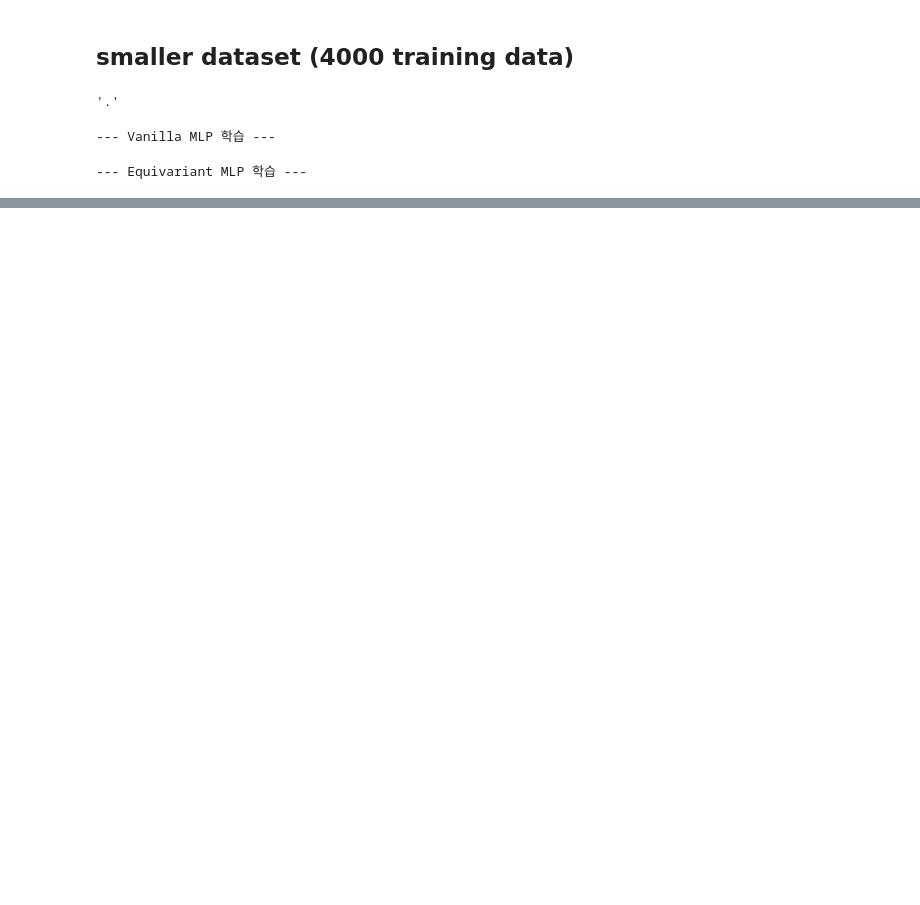
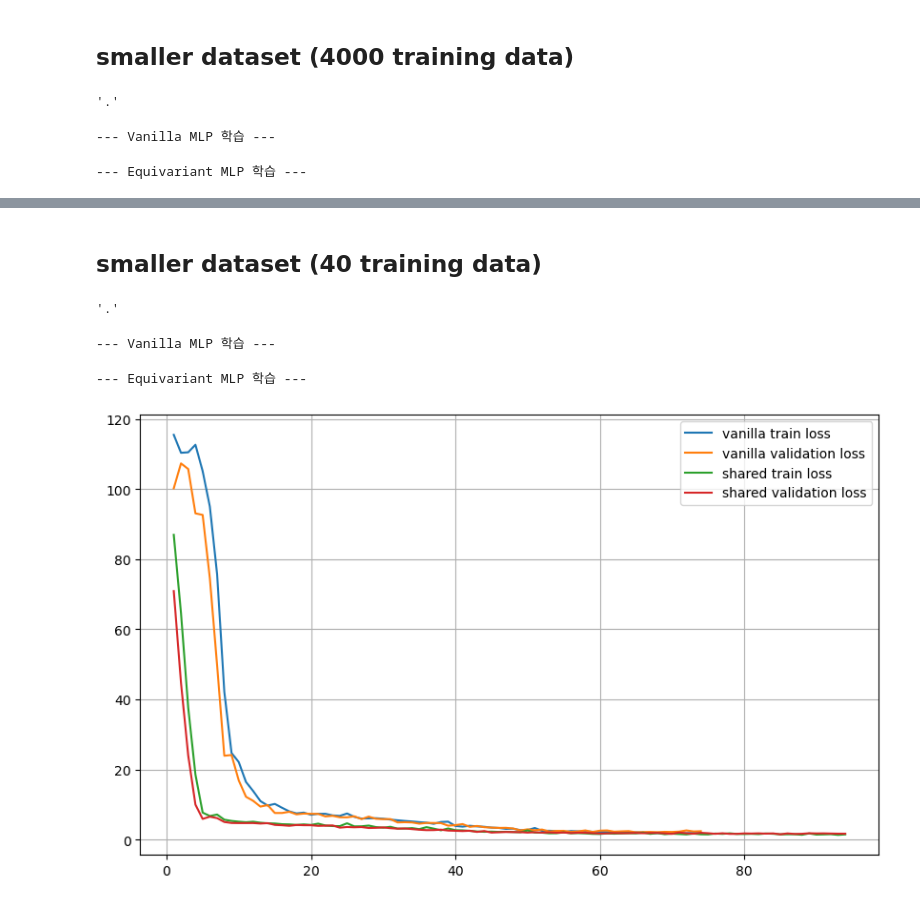
Before and after one commit to sinikar0397/Optimizing-Hypothesis-Space-via-Group-Representation-Intertwiner, a Jupyter notebook: SymmetricModel_DeepSets.ipynb, the cells around one changed output, grey strips where cells are left out. Cells and saved outputs as stored; diff of their text form; code cells hidden in the pictures; blank space fills up the shorter version.

```diff
--- a/SymmetricModel_DeepSets.ipynb
+++ b/SymmetricModel_DeepSets.ipynb
@@ -369,0 +462,69 @@ with open('./logs/vanilla_log_4000.pkl', 'wb') as f:
+# %% [markdown]
+## smaller dataset (40 training data)
+# %%
+X_train_40, Y_train_40 = generate_invariant_data(500, device = device)
+X_train_40, X_valid_40, Y_train_40, Y_valid_40 = train_test_split(X_train_40, Y_train_40, test_size = 0.2, random_state = 42)
+
+# X_train_40 = torch.load('./data/X_train_40.pt')
+# X_valid_40 = torch.load('./data/X_valid_40.pt')
+# Y_train_40 = torch.load('./data/Y_train_40.pt')
+# Y_valid_40 = torch.load('./data/Y_valid_40.pt')
+
+torch.save(X_train_40, './data/X_train_40.pt')
+torch.save(X_valid_40, './data/X_valid_40.pt')
+torch.save(Y_train_40, './data/Y_train_40.pt')
+torch.save(Y_valid_40, './data/Y_valid_40.pt')
+# %%
+vanilla_model_40 = nn.Sequential(
+    nn.Linear(5, 40),
+    nn.LeakyReLU(0.01),
+    nn.Linear(40, 80),
+    nn.LeakyReLU(0.01),
+    nn.Linear(80, 40),
+    nn.LeakyReLU(0.01),
+    nn.Linear(40, 20),
+    nn.LeakyReLU(0.01),
+    nn.Linear(20, 10),
+    nn.LeakyReLU(0.01),
+    nn.Linear(10, 1)
+)
+
+shared_model_40 = nn.Sequential(
+    SharedLinear(in_dim = 1, out_dim = 8),
+    nn.LeakyReLU(0.01),
+    SharedLinear(in_dim = 8, out_dim = 16),
+    nn.LeakyReLU(0.01),
+    SharedLinear(in_dim = 16, out_dim = 8),
+    nn.LeakyReLU(0.01),
+    SharedLinear(in_dim = 8, out_dim = 4),
+    nn.LeakyReLU(0.01),
+    SharedLinear(in_dim = 4, out_dim = 2),
+    nn.LeakyReLU(0.01),
+    SharedLinear(2, 1, is_last = True)
+)
+
+vanilla_model_40.to(device)
+shared_model_40.to(device)
+
+'.'
+# %% [output]
+'.'
+# %%
+
+print("--- Vanilla MLP 학습 ---")
+vanilla_log_40 = train(vanilla_model_40, X_train_40, Y_train_40,
+                    epochs = 250, batch_size = 64, early_stop = True,
+                    X_valid = X_valid_40, Y_valid = Y_valid_40, patience = 10)
+
+print("\n--- Equivariant MLP 학습 ---")
+shared_log_40  = train(shared_model_40,  X_train_40, Y_train_40,
+                    epochs = 250, batch_size = 64, early_stop = True,
+                    X_valid = X_valid_40, Y_valid = Y_valid_40, patience = 10)
+# %% [output]
+--- Vanilla MLP 학습 ---
+--- Equivariant MLP 학습 ---
+# %%
+display_log([vanilla_log_40['train_loss'], vanilla_log_40['valid_loss'], shared_log_40['train_loss'], shared_log_40['valid_loss']],
+            ['vanilla train loss', 'vanilla validation loss', 'shared train loss', 'shared validation loss'])
+# %% [output]
+[figure, added]
```
Also changed, not shown: parts of 19 cells of this notebook, 34 other files.
